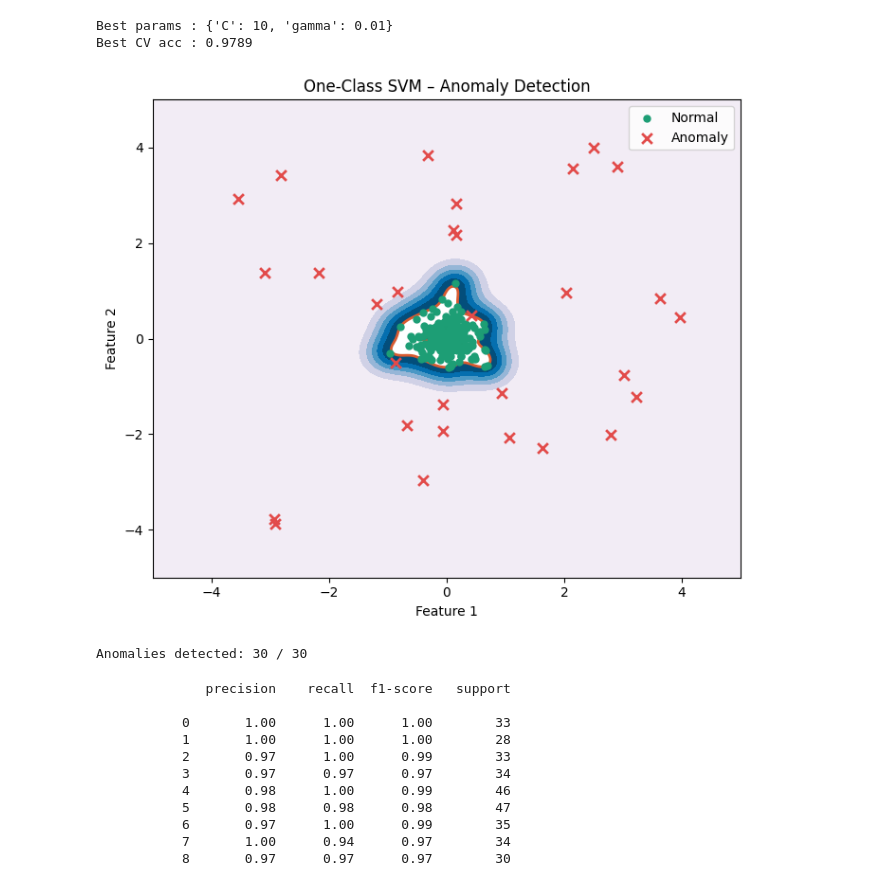
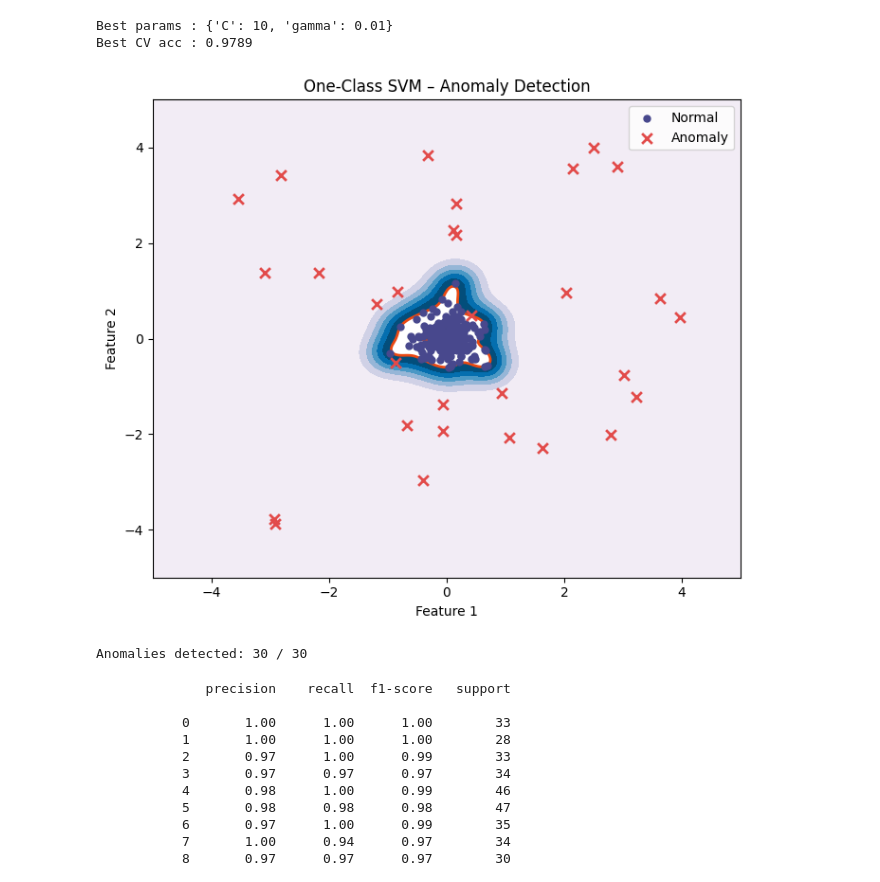
Before and after one commit to fatiimahhmed/ML, a Jupyter notebook: SVM.ipynb, the cells around one changed output. Saved outputs shown, nothing was run; the diff lists cells and outputs as text; code cells hidden in the pictures.

```diff
--- a/SVM.ipynb
+++ b/SVM.ipynb
@@ -182,33 +182,33 @@ Best CV acc : 0.9789
 # %%
 #One-Class SVM – Anomaly Detection
 
 np.random.seed(42)
 # Normal data: tight cluster
 X_normal  = 0.3 * np.random.randn(200, 2)
 # Anomalies: scattered far away
 X_anomaly = np.random.uniform(low=-4, high=4, size=(30, 2))
 
 model = OneClassSVM(kernel='rbf', nu=0.05, gamma='scale')
 model.fit(X_normal)
 
 xx,yy = np.meshgrid(np.linspace(-5,5,300), np.linspace(-5,5,300))
 Z = model.decision_function(np.c_[xx.ravel(),yy.ravel()]).reshape(xx.shape)
 
 plt.figure(figsize=(7,6))
 plt.contourf(xx, yy, Z, levels=np.linspace(Z.min(),0,7), cmap='PuBu')
-plt.contour(xx, yy, Z, levels=[0], linewidths=2, colors='#D85A30')
-plt.scatter(X_normal[:,0],  X_normal[:,1],  c='#1D9E75', s=25, label='Normal',  zorder=3)
+plt.contour(xx, yy, Z, levels=[0], linewidths=2, colors="#EA4812")
+plt.scatter(X_normal[:,0],  X_normal[:,1],  c="#48488D", s=25, label='Normal',  zorder=3)
 plt.scatter(X_anomaly[:,0], X_anomaly[:,1], c='#E24B4A', s=60, marker='x',
             linewidths=2, label='Anomaly', zorder=3)
 plt.legend(); plt.title('One-Class SVM – Anomaly Detection')
 plt.xlabel('Feature 1'); plt.ylabel('Feature 2')
 plt.tight_layout(); plt.show()
 
 preds = model.predict(X_anomaly)
 detected = np.sum(preds == -1)
 print(f"Anomalies detected: {detected} / {len(X_anomaly)}")
 # %% [output]
-[figure, old version]
+[figure, new version]
 Anomalies detected: 30 / 30
 # %%
 # Multi-class SVM – Digits Dataset
```
Also changed, not shown: parts of 1 cell of this notebook, 1 other file.
